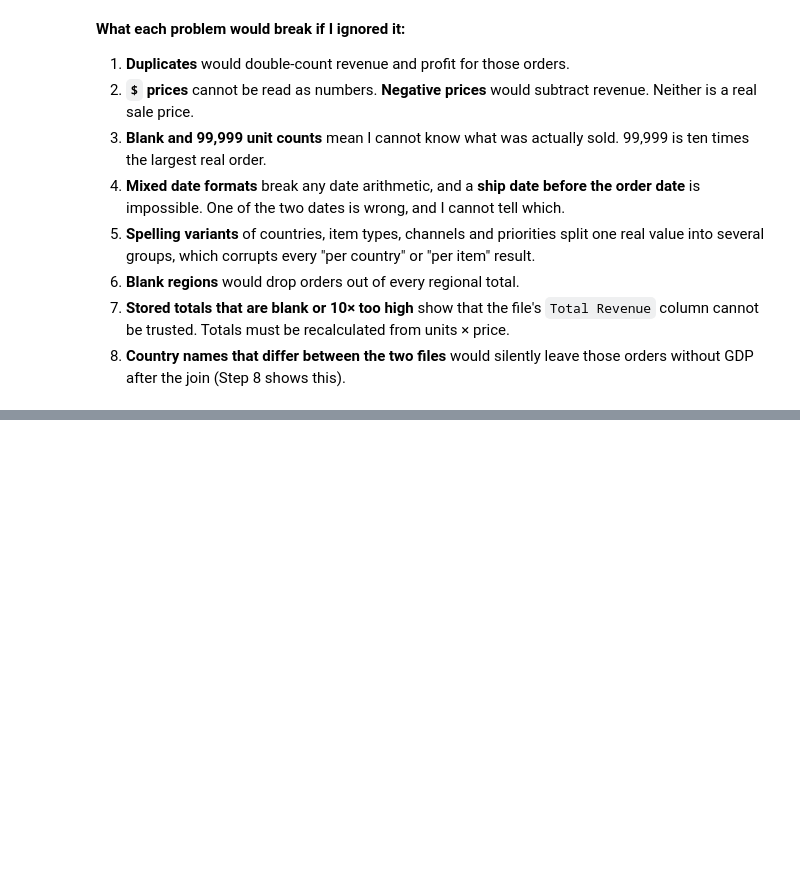
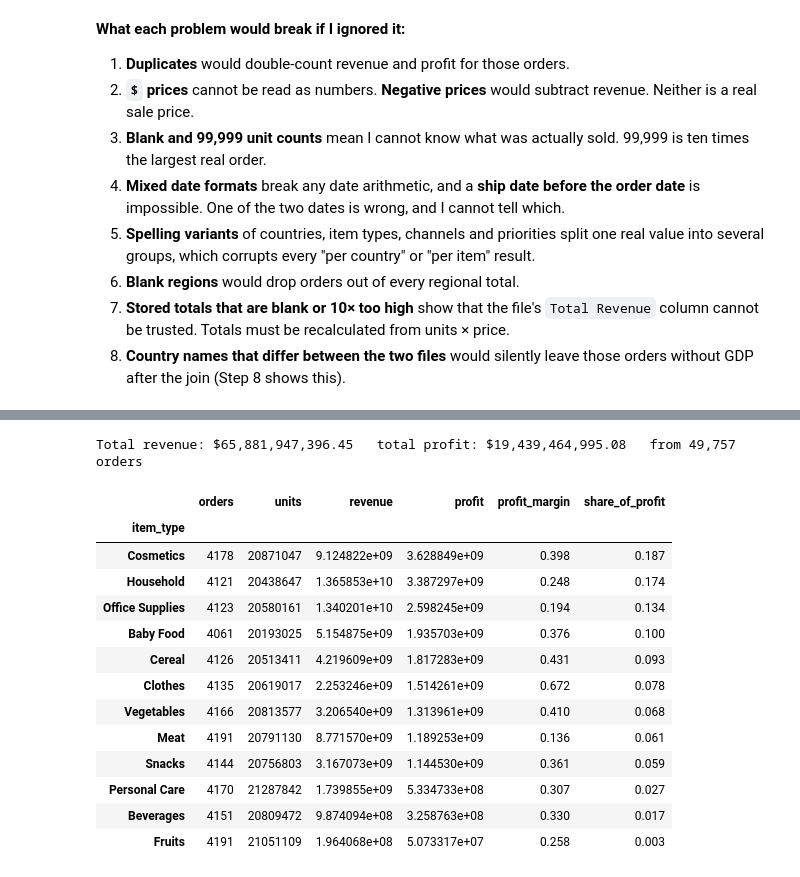
Before and after one commit to Namypark/ecommerce-data-engineering-lab, a Jupyter notebook: ecommerce_data_engineering.ipynb, the cells around one changed output, grey strips where cells are left out. Drawn from its saved outputs; the diff is of its cells as text; code cells hidden in the pictures; blank space fills up the shorter version.

```diff
--- a/ecommerce_data_engineering.ipynb
+++ b/ecommerce_data_engineering.ipynb
@@ -459,0 +477,3 @@ Countries in the sales data: 185
+# %%
+clean_book, cleaning_report = raw_book.clean()
+pd.Series(cleaning_report, name="count").to_frame()
@@ -459,0 +675,21 @@ Countries in the sales data: 185
+# %%
+SNAPSHOT_DATE = orders["order_date"].max() + pd.Timedelta(days=1)
+
+orders["revenue"] = (orders["units_sold"] * orders["unit_price"]).round(2)
+orders["cost"] = (orders["units_sold"] * orders["unit_cost"]).round(2)
+orders["profit"] = (orders["revenue"] - orders["cost"]).round(2)
+orders["profit_margin"] = (orders["profit"] / orders["revenue"]).round(4)
+orders["ship_days"] = (orders["ship_date"] - orders["order_date"]).dt.days
+orders["days_since_order"] = (SNAPSHOT_DATE - orders["order_date"]).dt.days
+orders["order_year"] = orders["order_date"].dt.year
+orders["order_month"] = orders["order_date"].dt.strftime("%Y-%m")
+orders["order_weekday"] = orders["order_date"].dt.day_name()
+orders["is_online"] = orders["sales_channel"].eq("Online")
+
+# The vectorised columns and the class methods must agree, or one of them is wrong.
+assert abs(orders["revenue"].sum() - clean_book.total_revenue()) < 1
+assert abs(orders["profit"].sum() - clean_book.total_profit()) < 1
+
+print(f"Snapshot date: {SNAPSHOT_DATE.date()}")
+orders[["order_id", "order_date", "ship_date", "units_sold", "unit_price", "revenue",
+        "profit", "profit_margin", "ship_days", "days_since_order", "is_online"]].head()
@@ -459,0 +733,36 @@ Countries in the sales data: 185
+# %%
+profit_dict: dict[str, float] = defaultdict(float)
+for order in clean_book.orders:
+    profit_dict[order.item_type] += order.profit()
+
+by_item = (
+    orders.groupby("item_type")
+    .agg(orders=("order_id", "count"),
+         units=("units_sold", "sum"),
+         revenue=("revenue", "sum"),
+         profit=("profit", "sum"))
+    .sort_values("profit", ascending=False)
+)
+by_item["profit_margin"] = by_item["profit"] / by_item["revenue"]
+by_item["share_of_profit"] = by_item["profit"] / by_item["profit"].sum()
+
+assert all(abs(profit_dict[item] - value) < 1 for item, value in by_item["profit"].items())
+
+print(f"Total revenue: ${clean_book.total_revenue():,.2f}   total profit: ${clean_book.total_profit():,.2f}   from {len(clean_book):,} orders")
+by_item.round({"revenue": 0, "profit": 0, "profit_margin": 3, "share_of_profit": 3})
+# %% [output]
+Total revenue: $65,881,947,396.45   total profit: $19,439,464,995.08   from 49,757 orders
+|  | orders | units | revenue | profit | profit_margin | share_of_profit |
+| item_type |  |  |  |  |  |  |
+| Cosmetics | 4178 | 20871047 | 9.124822e+09 | 3.628849e+09 | 0.398 | 0.187 |
+| Household | 4121 | 20438647 | 1.365853e+10 | 3.387297e+09 | 0.248 | 0.174 |
+| Office Supplies | 4123 | 20580161 | 1.340201e+10 | 2.598245e+09 | 0.194 | 0.134 |
+| Baby Food | 4061 | 20193025 | 5.154875e+09 | 1.935703e+09 | 0.376 | 0.100 |
+| Cereal | 4126 | 20513411 | 4.219609e+09 | 1.817283e+09 | 0.431 | 0.093 |
+| Clothes | 4135 | 20619017 | 2.253246e+09 | 1.514261e+09 | 0.672 | 0.078 |
+| Vegetables | 4166 | 20813577 | 3.206540e+09 | 1.313961e+09 | 0.410 | 0.068 |
+| Meat | 4191 | 20791130 | 8.771570e+09 | 1.189253e+09 | 0.136 | 0.061 |
+| Snacks | 4144 | 20756803 | 3.167073e+09 | 1.144530e+09 | 0.361 | 0.059 |
+| Personal Care | 4170 | 21287842 | 1.739855e+09 | 5.334733e+08 | 0.307 | 0.027 |
+| Beverages | 4151 | 20809472 | 9.874094e+08 | 3.258763e+08 | 0.330 | 0.017 |
+| Fruits | 4191 | 21051109 | 1.964068e+08 | 5.073317e+07 | 0.258 | 0.003 |
```
Also changed, not shown: parts of 25 cells of this notebook, 6 other files.
